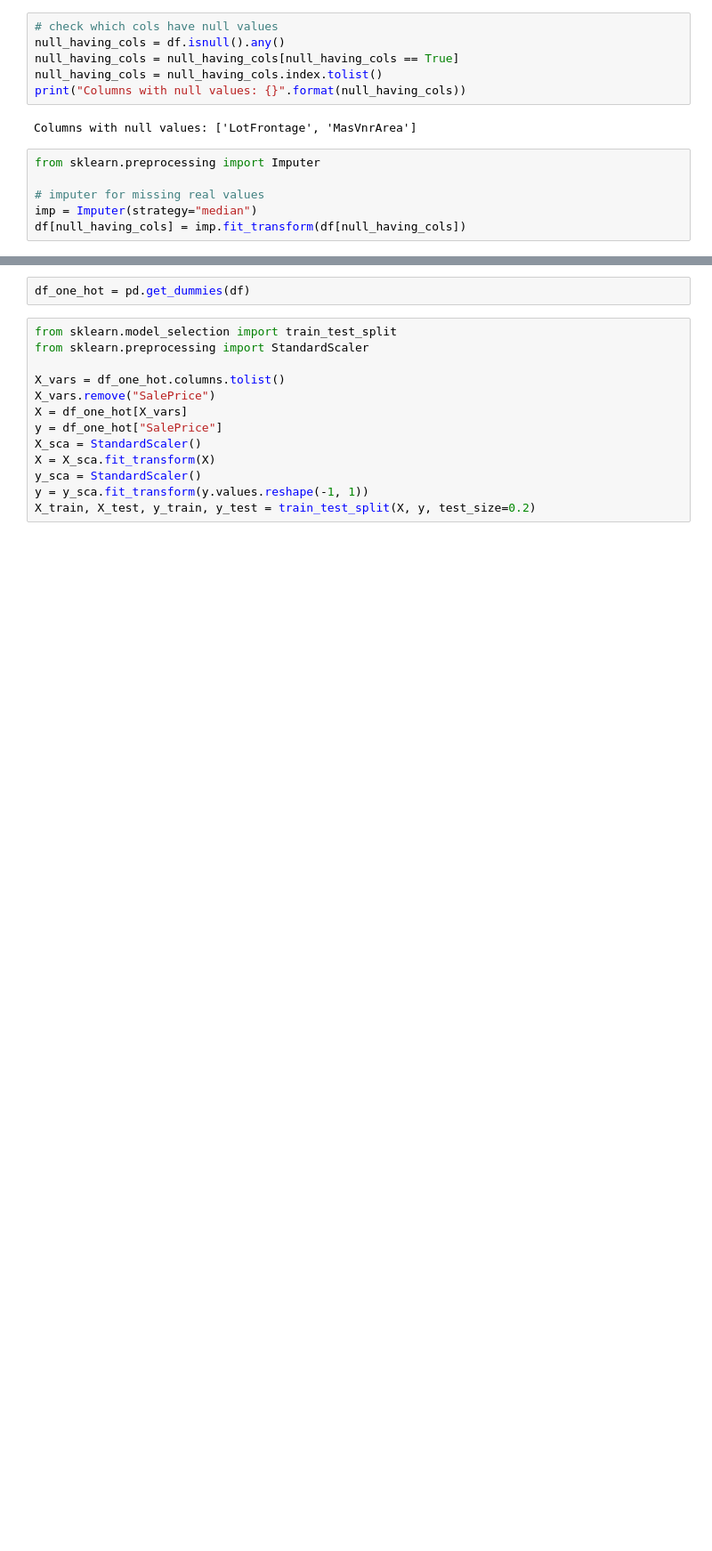
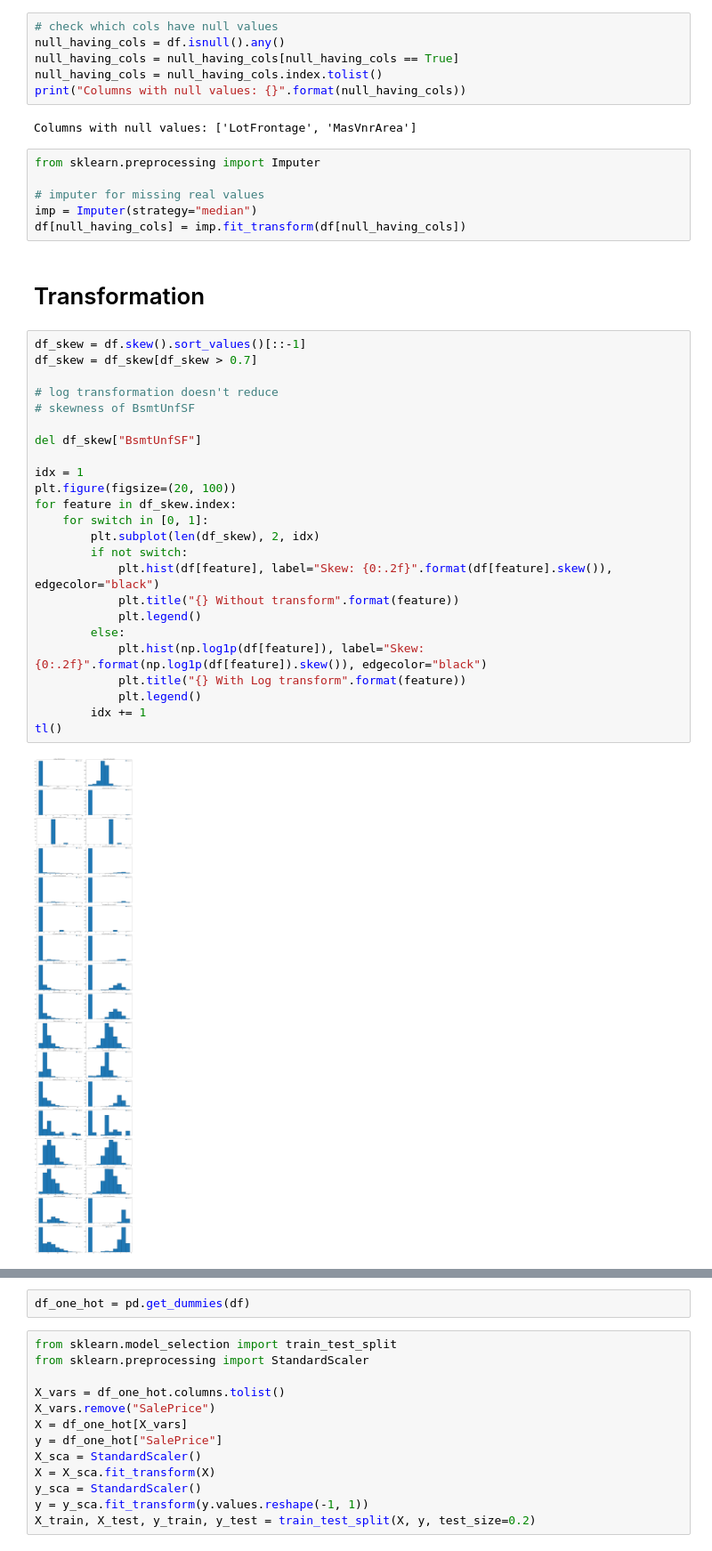
Before and after one commit to maykulkarni/kaggle_solutions, a Jupyter notebook: housing price advanced regression/submission.ipynb, the cells around one changed output, grey strips where cells are left out. Shown: that part at 89% size. Cells and saved outputs as stored; diff of their text form; blank space fills up the shorter version.

```diff
--- a/housing price advanced regression/submission.ipynb
+++ b/housing price advanced regression/submission.ipynb
@@ -149,3 +131,31 @@ from sklearn.preprocessing import Imputer
 # imputer for missing real values
 imp = Imputer(strategy="median")
 df[null_having_cols] = imp.fit_transform(df[null_having_cols])
+# %% [markdown]
+# Transformation
+# %%
+df_skew = df.skew().sort_values()[::-1]
+df_skew = df_skew[df_skew > 0.7]
+
+# log transformation doesn't reduce
+# skewness of BsmtUnfSF
+
+del df_skew["BsmtUnfSF"]
+
+idx = 1
+plt.figure(figsize=(20, 100))
+for feature in df_skew.index:
+    for switch in [0, 1]:
+        plt.subplot(len(df_skew), 2, idx)
+        if not switch:
+            plt.hist(df[feature], label="Skew: {0:.2f}".format(df[feature].skew()), edgecolor="black")
+            plt.title("{} Without transform".format(feature))
+            plt.legend()
+        else:
+            plt.hist(np.log1p(df[feature]), label="Skew: {0:.2f}".format(np.log1p(df[feature]).skew()), edgecolor="black")
+            plt.title("{} With Log transform".format(feature))
+            plt.legend()
+        idx += 1
+tl()
+# %% [output]
+[figure, added]
```
Also changed, not shown: parts of 31 cells of this notebook, 5 other files.
